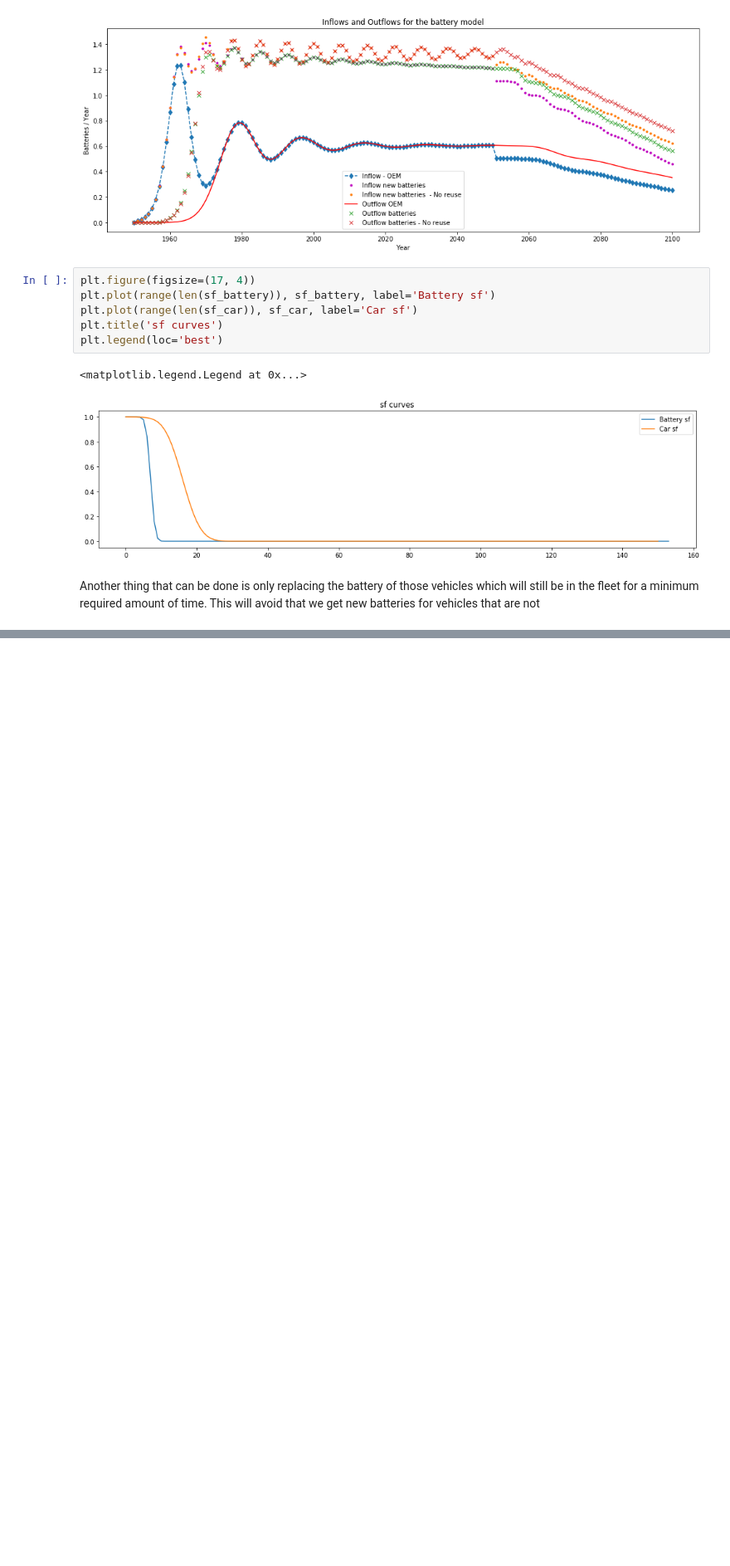
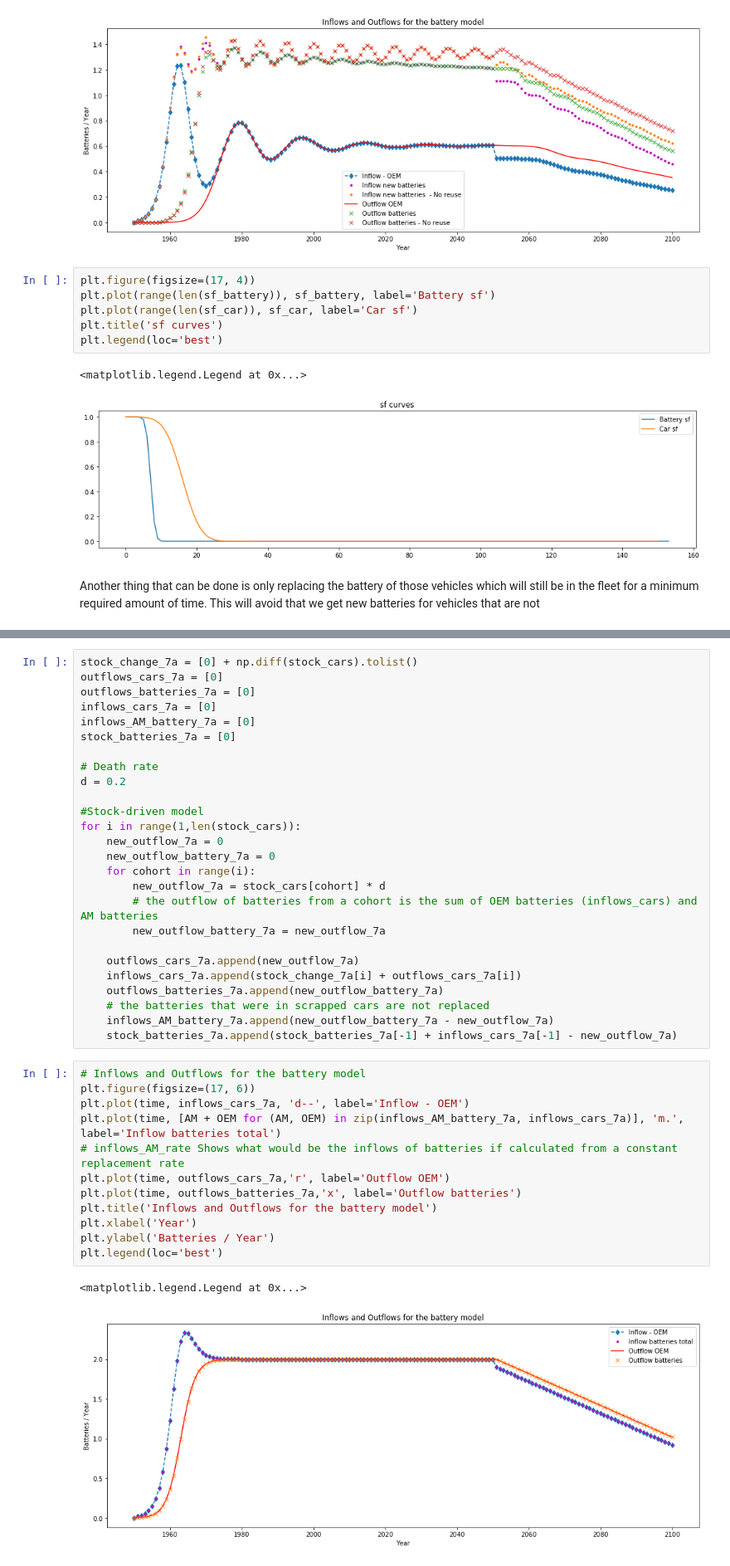
Before and after one commit to fernaag/product_component_model, a Jupyter notebook: generic_model.ipynb, the cells around one changed output, grey strips where cells are left out. Shown at 83% size. Cells and saved outputs as stored; diff of their text form; blank space fills up the shorter version.

```diff
--- a/generic_model.ipynb
+++ b/generic_model.ipynb
@@ -505,0 +511,41 @@ Another thing that can be done is only replacing the battery of those vehicles w
+# %%
+stock_change_7a = [0] + np.diff(stock_cars).tolist()
+outflows_cars_7a = [0]
+outflows_batteries_7a = [0]
+inflows_cars_7a = [0]
+inflows_AM_battery_7a = [0]
+stock_batteries_7a = [0]
+
+# Death rate
+d = 0.2
+
+#Stock-driven model
+for i in range(1,len(stock_cars)):
+    new_outflow_7a = 0
+    new_outflow_battery_7a = 0
+    for cohort in range(i):
+        new_outflow_7a = stock_cars[cohort] * d
+        # the outflow of batteries from a cohort is the sum of OEM batteries (inflows_cars) and AM batteries
+        new_outflow_battery_7a = new_outflow_7a
+
+    outflows_cars_7a.append(new_outflow_7a)
+    inflows_cars_7a.append(stock_change_7a[i] + outflows_cars_7a[i])
+    outflows_batteries_7a.append(new_outflow_battery_7a)
+    # the batteries that were in scrapped cars are not replaced
+    inflows_AM_battery_7a.append(new_outflow_battery_7a - new_outflow_7a)
+    stock_batteries_7a.append(stock_batteries_7a[-1] + inflows_cars_7a[-1] - new_outflow_7a)
+# %%
+# Inflows and Outflows for the battery model
+plt.figure(figsize=(17, 6))
+plt.plot(time, inflows_cars_7a, 'd--', label='Inflow - OEM')
+plt.plot(time, [AM + OEM for (AM, OEM) in zip(inflows_AM_battery_7a, inflows_cars_7a)], 'm.', label='Inflow batteries total')
+# inflows_AM_rate Shows what would be the inflows of batteries if calculated from a constant replacement rate
+plt.plot(time, outflows_cars_7a,'r', label='Outflow OEM')
+plt.plot(time, outflows_batteries_7a,'x', label='Outflow batteries')
+plt.title('Inflows and Outflows for the battery model')
+plt.xlabel('Year')
+plt.ylabel('Batteries / Year')
+plt.legend(loc='best')
+# %% [output]
+<matplotlib.legend.Legend at 0x...>
+[figure, added]
```
Also changed, not shown: parts of 8 cells of this notebook.
